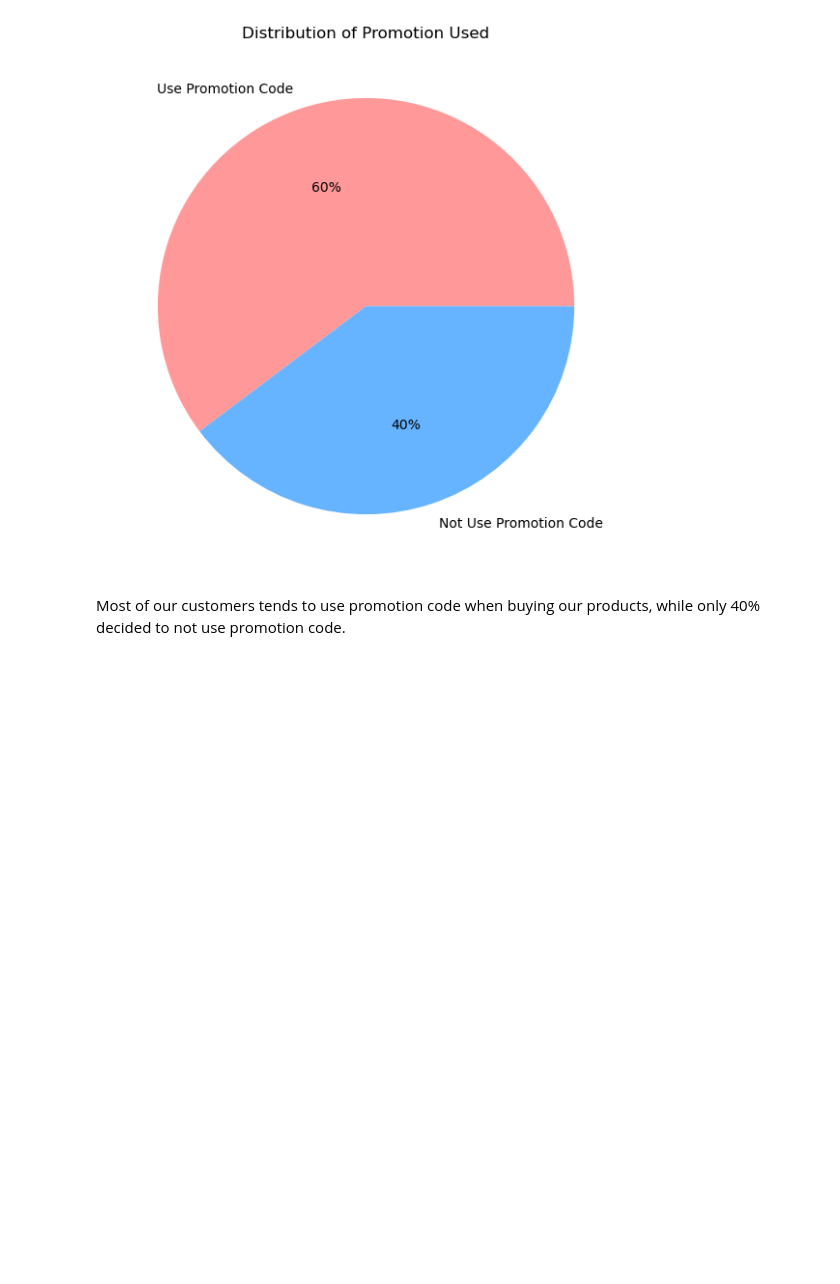
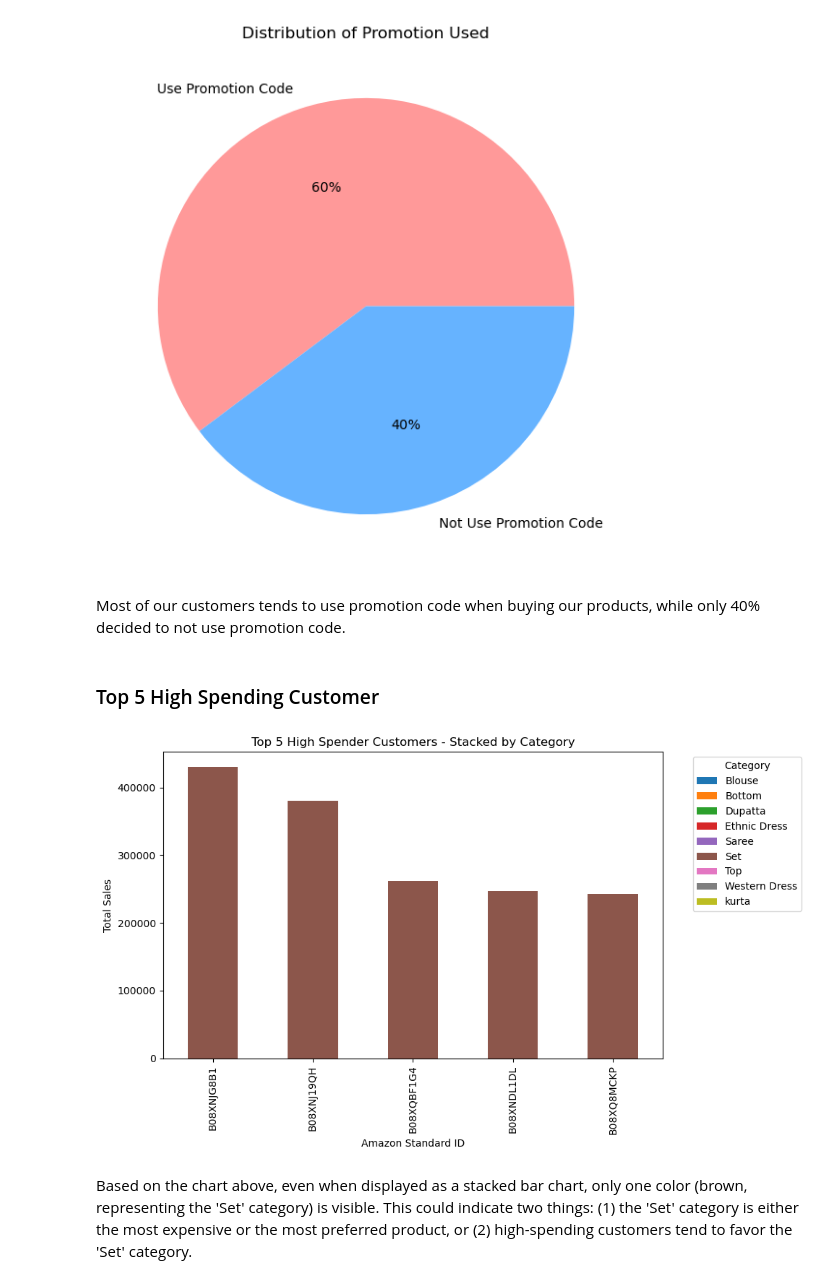
Before and after one commit to FTDS-assignment-bay/p2-final-project-ftds-027-hck-group-002, a Jupyter notebook: exploratory_data_analysis.ipynb, the cells around one changed output. Drawn from its saved outputs; the diff is of its cells as text; code cells hidden in the pictures; blank space fills up the shorter version.

```diff
--- a/exploratory_data_analysis.ipynb
+++ b/exploratory_data_analysis.ipynb
@@ -282,3 +338,21 @@ plt.show()
 [figure]
 # %% [markdown]
 Most of our customers tends to use promotion code when buying our products, while only 40% decided to not use promotion code.
+# %% [markdown]
+### Top 5 High Spending Customer
+# %%
+data_spend = data.groupby(['amazon_standard_id', 'category'])['sales'].sum().unstack(fill_value=0)
+
+top5_spender = data_spend.loc[data_spend.sum(axis=1).sort_values(ascending=False).head(5).index]
+
+top5_spender.plot(kind='bar', stacked=True, figsize=(10,6))
+plt.title('Top 5 High Spender Customers - Stacked by Category')
+plt.xlabel('Amazon Standard ID')
+plt.ylabel('Total Sales')
+plt.legend(title='Category', bbox_to_anchor=(1.05, 1), loc='upper left')
+plt.tight_layout()
+plt.show()
+# %% [output]
+[figure, added]
+# %% [markdown]
+Based on the chart above, even when displayed as a stacked bar chart, only one color (brown, representing the 'Set' category) is visible. This could indicate two things: (1) the 'Set' category is either the most expensive or the most preferred product, or (2) high-spending customers tend to favor the 'Set' category.
```
Also changed, not shown: parts of 19 cells of this notebook.
